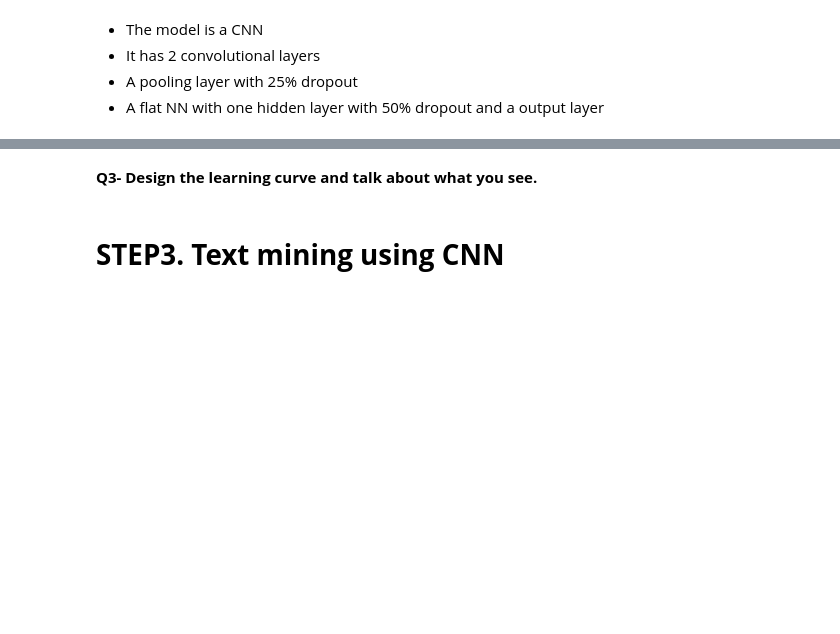
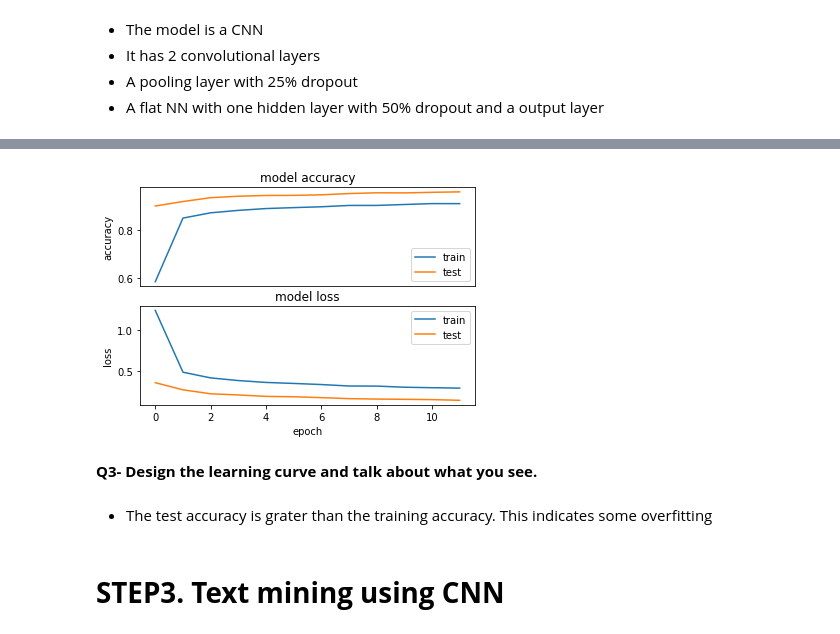
Before and after one commit to rajkumarin/Deep_Learning_on_Images, a Jupyter notebook: ANLY_535_Lab2.ipynb, the cells around one changed output, grey strips where cells are left out. Saved outputs shown, nothing was run; the diff lists cells and outputs as text; code cells hidden in the pictures; blank space fills up the shorter version.

```diff
--- a/ANLY_535_Lab2.ipynb
+++ b/ANLY_535_Lab2.ipynb
@@ -122,14 +122,14 @@ model.add(Dense(num_classes, activation='softmax'))
 - A flat NN with one hidden layer with 50% dropout and a output layer
 # %%
 model.compile(loss='categorical_crossentropy',
- optimizer='adam',
- metrics=['accuracy'])
+              optimizer='adam',
+              metrics=['accuracy'])
 
-model.fit(x_train, y_train,
- batch_size=batch_size,
- epochs=epochs,
- verbose=1,
- validation_split=0.2)
+final_model = model.fit(x_train, y_train,
+                        batch_size=batch_size,
+                        epochs=epochs,
+                        verbose=1,
+                        validation_split=0.2)
 
 score = model.evaluate(x_test, y_test, verbose=0)
 print('Test loss:', score[0])
@@ -155,5 +155,29 @@ Test accuracy: 0.9904999732971191
+# %%
+import numpy as np
+import matplotlib.pyplot as plt
+plt.subplot(2,1,1)
+plt.plot(final_model.history['accuracy'])
+plt.plot(final_model.history['val_accuracy'])
+plt.title('model accuracy')
+plt.ylabel('accuracy')
+plt.xticks([])
+plt.legend(['train', 'test'], loc='lower right')
+
+plt.subplot(2,1,2)
+plt.plot(final_model.history['loss'])
+plt.plot(final_model.history['val_loss'])
+plt.title('model loss')
+plt.ylabel('loss')
+plt.xlabel('epoch')
+plt.legend(['train', 'test'], loc='upper right')
+
+plt.show()
+# %% [output]
+[figure, added]
 # %% [markdown]
 **Q3- Design the learning curve and talk about what you see.**
+# %% [markdown]
+- The test accuracy is grater than the training accuracy. This indicates some overfitting
 # %% [markdown]
 # **STEP3. Text mining using CNN**
 # %% [markdown]
```
Also changed, not shown: parts of 10 cells of this notebook.
